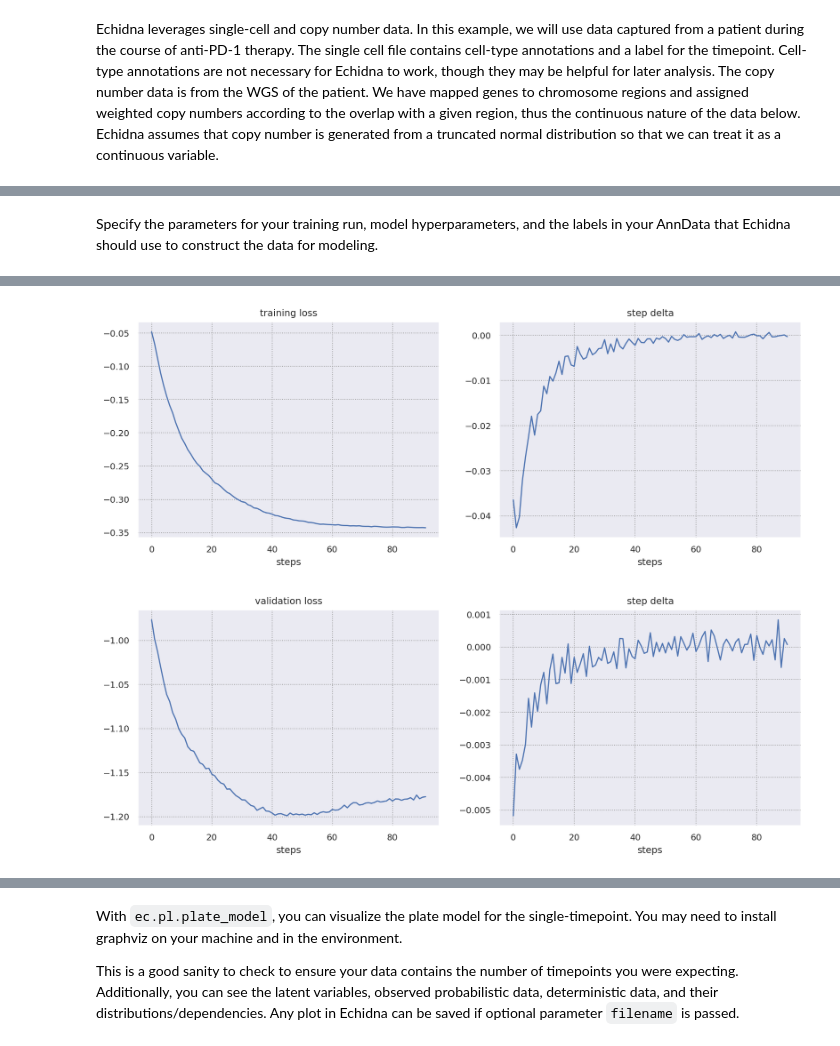
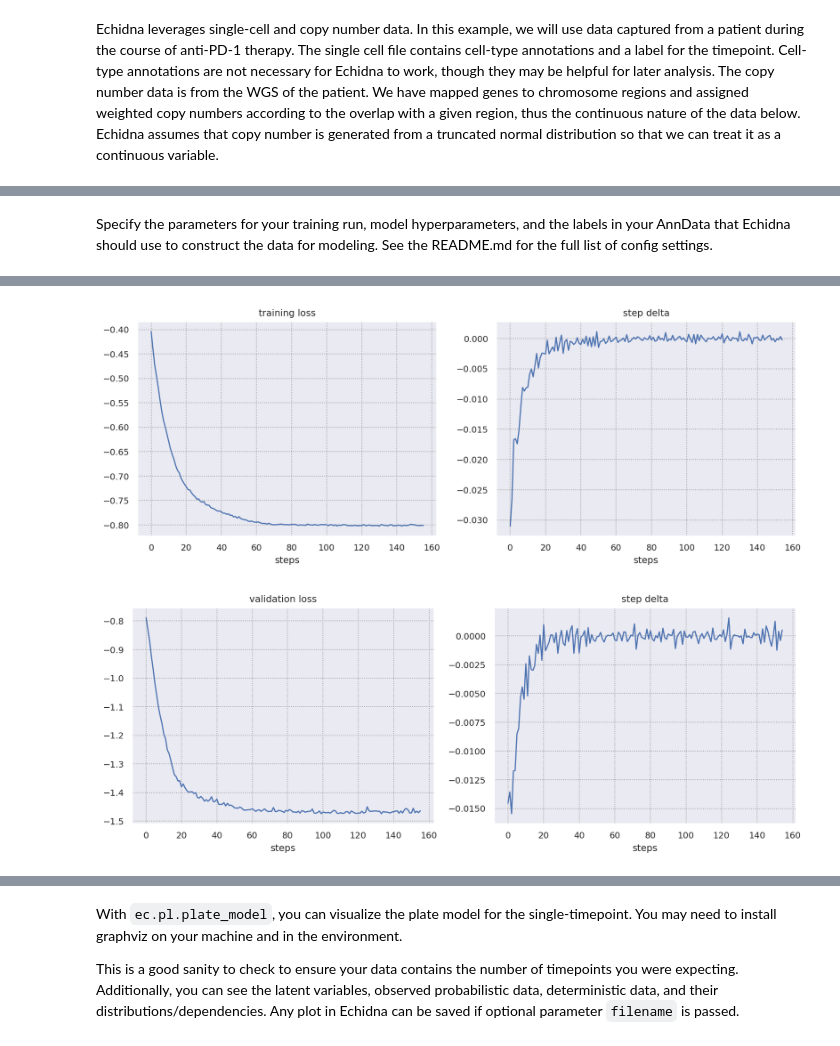
Before and after one commit to azizilab/echidna, a Jupyter notebook: examples/1-single-timepoint.ipynb, the cells around one changed output, grey strips where cells are left out. Drawn from its saved outputs; the diff is of its cells as text; code cells hidden in the pictures.

```diff
--- a/examples/1-single-timepoint.ipynb
+++ b/examples/1-single-timepoint.ipynb
@@ -11,5 +11,9 @@ ec.pl.activate_plot_settings()
 # %% [markdown]
 Echidna leverages single-cell and copy number data. In this example, we will use data captured from a patient during the course of anti-PD-1 therapy. The single cell file contains cell-type annotations and a label for the timepoint. Cell-type annotations are not necessary for Echidna to work, though they may be helpful for later analysis. The copy number data is from the WGS of the patient. We have mapped genes to chromosome regions and assigned weighted copy numbers according to the overlap with a given region, thus the continuous nature of the data below. Echidna assumes that copy number is generated from a truncated normal distribution so that we can treat it as a continuous variable.
 # %%
-adata = sc.read_h5ad("data/F01_on_processed.h5")
-wdf = pd.read_csv("data/wgs_F01_cellranger.csv", index_col="gene")
+adata = sc.read_h5ad("data/R310_scDNA_ST.h5ad")
+wdf = pd.read_csv(
+    "data/R310_W_ST.csv",
+    names=["index", "gene", "counts"],
+    header=0,
+).set_index("gene").drop("index", axis=1)
@@ -29,2 +39,5 @@ Pre-process your data if necessary. I've already run this step and saved the pro
+# %%
+adata.obs["timepoint"] = "single_tp"
 # %%
-adata = ec.tl.filter_low_var_genes(adata, var_threshold=0.001)
+# # Optional: filter out low variance genes
+# adata = ec.tl.filter_low_var_genes(adata, quantile=0.5)
@@ -33,10 +44,12 @@ adata = ec.tl.filter_low_var_genes(adata, var_threshold=0.001)
 # %% [markdown]
-Specify the parameters for your training run, model hyperparameters, and the labels in your AnnData that Echidna should use to construct the data for modeling.
+Specify the parameters for your training run, model hyperparameters, and the labels in your AnnData that Echidna should use to construct the data for modeling. See the README.md for the full list of config settings.
+# %%
+wdf = wdf[~wdf.index.duplicated(keep='first')]
 # %%
 config = ec.tl.EchidnaConfig(
     timepoint_label = "timepoint", # `assert 'timepoint' in adata.obs.columns`
     counts_layer = "counts", # `assert 'counts' in list(adata.layers.keys())`
-    clusters = "pheno_leiden", # `assert 'pheno_leiden' in adata.obs.columns`
+    clusters = "leiden", # `assert 'pheno_leiden' in adata.obs.columns`
     inverse_gamma = True, # Inverse Gamma can be more stable in low data settings
     eta_mean_init = 2., # Our genes average approximately two copies
     patience = 40, # Increase/decrease to affect early stopping
@@ -44,7 +57,7 @@ config = ec.tl.EchidnaConfig(
 )
 ec.tl.echidna_train(
      adata # single cell anndata
-    , wdf.loc[:,"on_count"] # Copy number pd.DataFrame, indexed with genes. Select for "on" timepoint.
+    , wdf.loc[:,"counts"] # Copy number pd.DataFrame, indexed with genes. Select for "on" timepoint.
     , config # config settings
 )
 # %% [output]
@@ -56,2 +69,2 @@ ec.tl.echidna_train(
-[figure, old version]
+[figure, new version]
-[figure, old version]
+[figure, new version]
```
Also changed, not shown: parts of 20 cells of this notebook, 8 other files.
